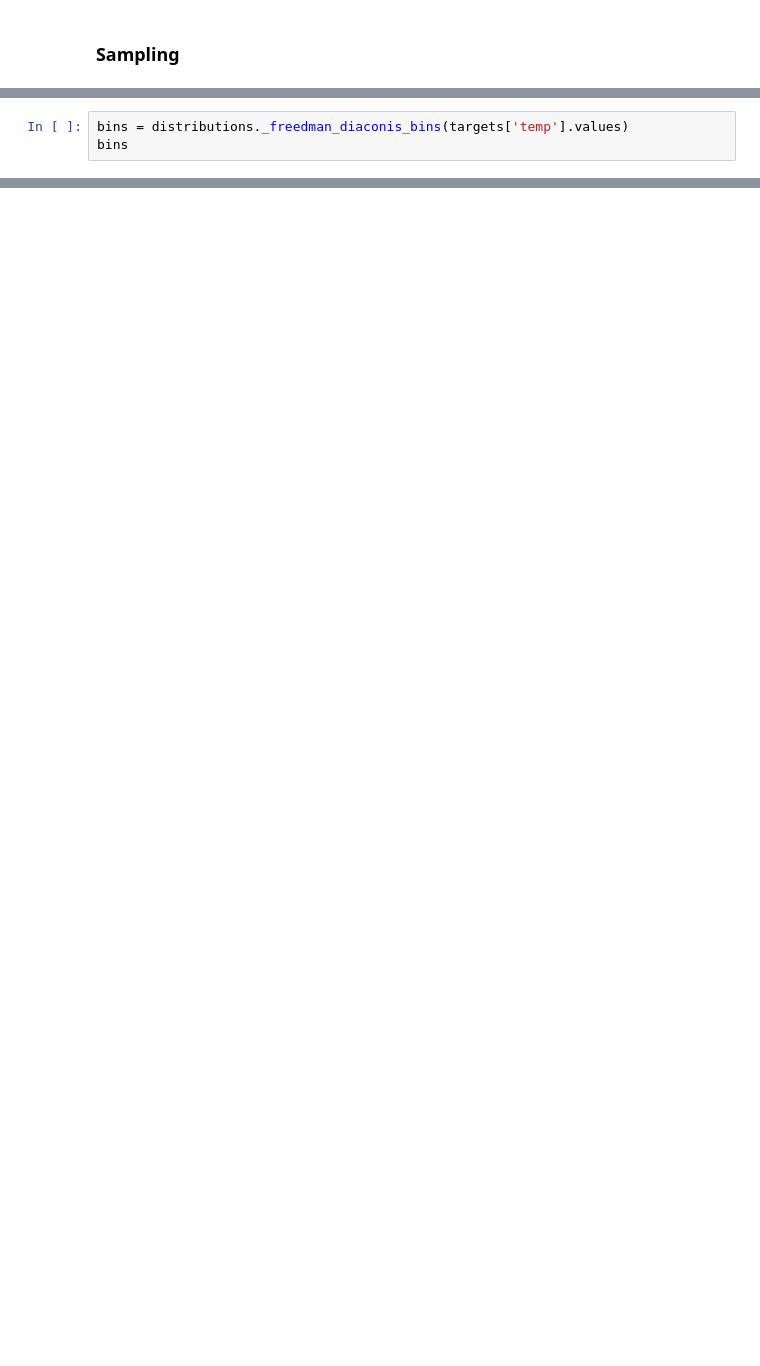
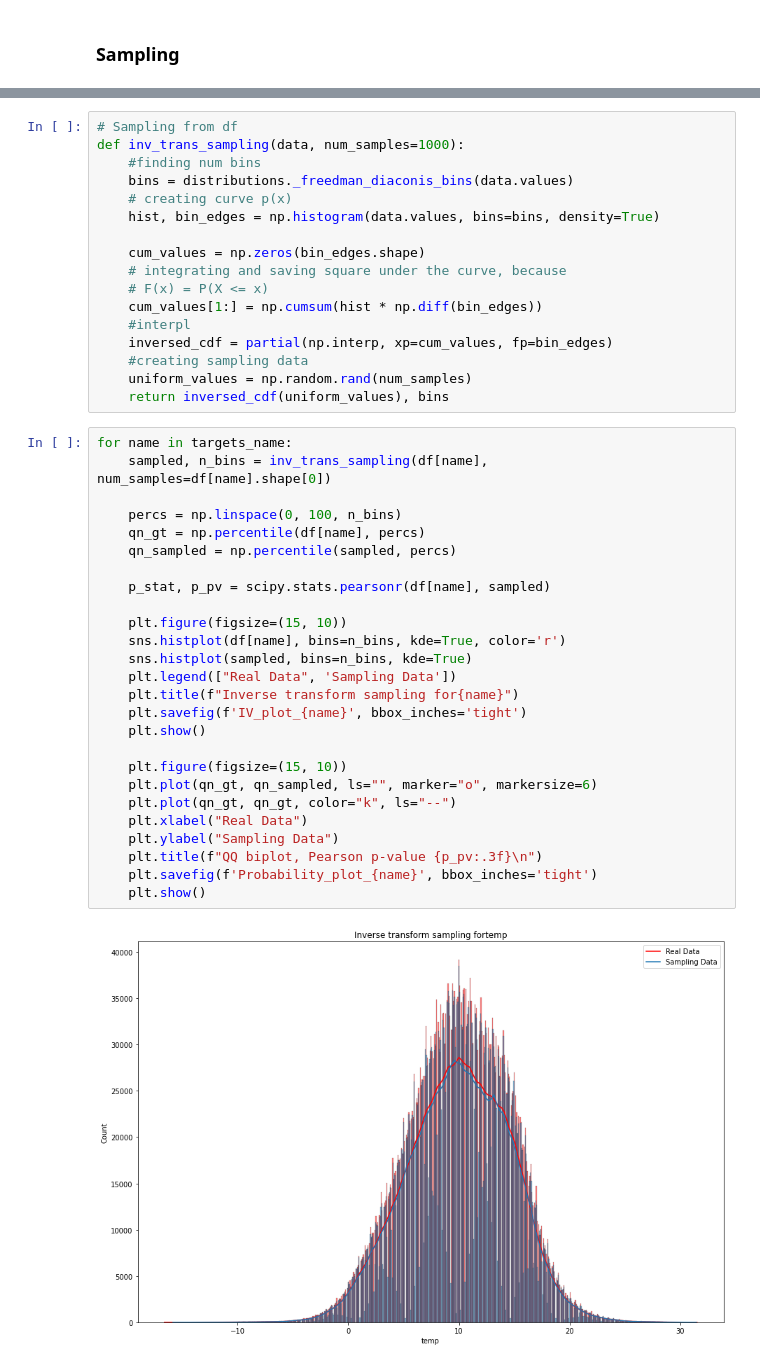
Before and after one commit to AAYamoldin/Methods-and-models-for-multivariate-data-analysis-2021-2022-ITMO_labs, a Jupyter notebook: Lab3/main_lab3.ipynb, the cells around one changed output, grey strips where cells are left out. Cells and saved outputs as stored; diff of their text form; blank space fills up the shorter version.

```diff
--- a/Lab3/main_lab3.ipynb
+++ b/Lab3/main_lab3.ipynb
@@ -70,3 +64,0 @@ hist, bin_eges = np.histogram(targets['temp'].values, density=True)
-# %%
-bins = distributions._freedman_diaconis_bins(targets['temp'].values)
-bins
@@ -126,0 +67,45 @@ accuracy_k2 = accuracy_params_restoration(BayesianModel(best_model.edges()), df.
+# %%
+# Sampling from df
+def inv_trans_sampling(data, num_samples=1000):
+    #finding num bins
+    bins = distributions._freedman_diaconis_bins(data.values)
+    # creating curve p(x)
+    hist, bin_edges = np.histogram(data.values, bins=bins, density=True)
+
+    cum_values = np.zeros(bin_edges.shape)
+    # integrating and saving square under the curve, because
+    # F(x) = P(X <= x)
+    cum_values[1:] = np.cumsum(hist * np.diff(bin_edges))
+    #interpl
+    inversed_cdf = partial(np.interp, xp=cum_values, fp=bin_edges)
+    #creating sampling data
+    uniform_values = np.random.rand(num_samples)
+    return inversed_cdf(uniform_values), bins
+# %%
+for name in targets_name:
+    sampled, n_bins = inv_trans_sampling(df[name], num_samples=df[name].shape[0])
+
+    percs = np.linspace(0, 100, n_bins)
+    qn_gt = np.percentile(df[name], percs)
+    qn_sampled = np.percentile(sampled, percs)
+
+    p_stat, p_pv = scipy.stats.pearsonr(df[name], sampled)
+
+    plt.figure(figsize=(15, 10))
+    sns.histplot(df[name], bins=n_bins, kde=True, color='r')
+    sns.histplot(sampled, bins=n_bins, kde=True)
+    plt.legend(["Real Data", 'Sampling Data'])
+    plt.title(f"Inverse transform sampling for{name}")
+    plt.savefig(f'IV_plot_{name}', bbox_inches='tight')
+    plt.show()
+
+    plt.figure(figsize=(15, 10))
+    plt.plot(qn_gt, qn_sampled, ls="", marker="o", markersize=6)
+    plt.plot(qn_gt, qn_gt, color="k", ls="--")
+    plt.xlabel("Real Data")
+    plt.ylabel("Sampling Data")
+    plt.title(f"QQ biplot, Pearson p-value {p_pv:.3f}\n")
+    plt.savefig(f'Probability_plot_{name}', bbox_inches='tight')
+    plt.show()
+# %% [output]
+[figure, added]
```
Also changed, not shown: parts of 68 cells of this notebook, 27 other files.
